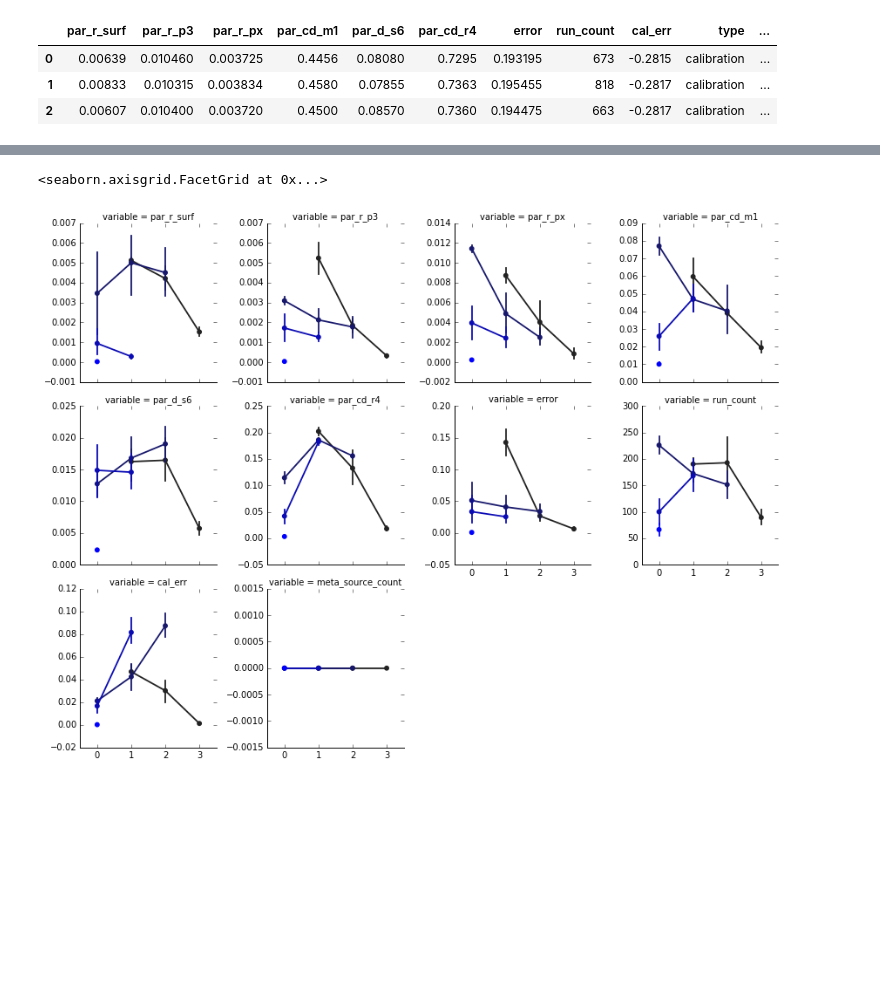
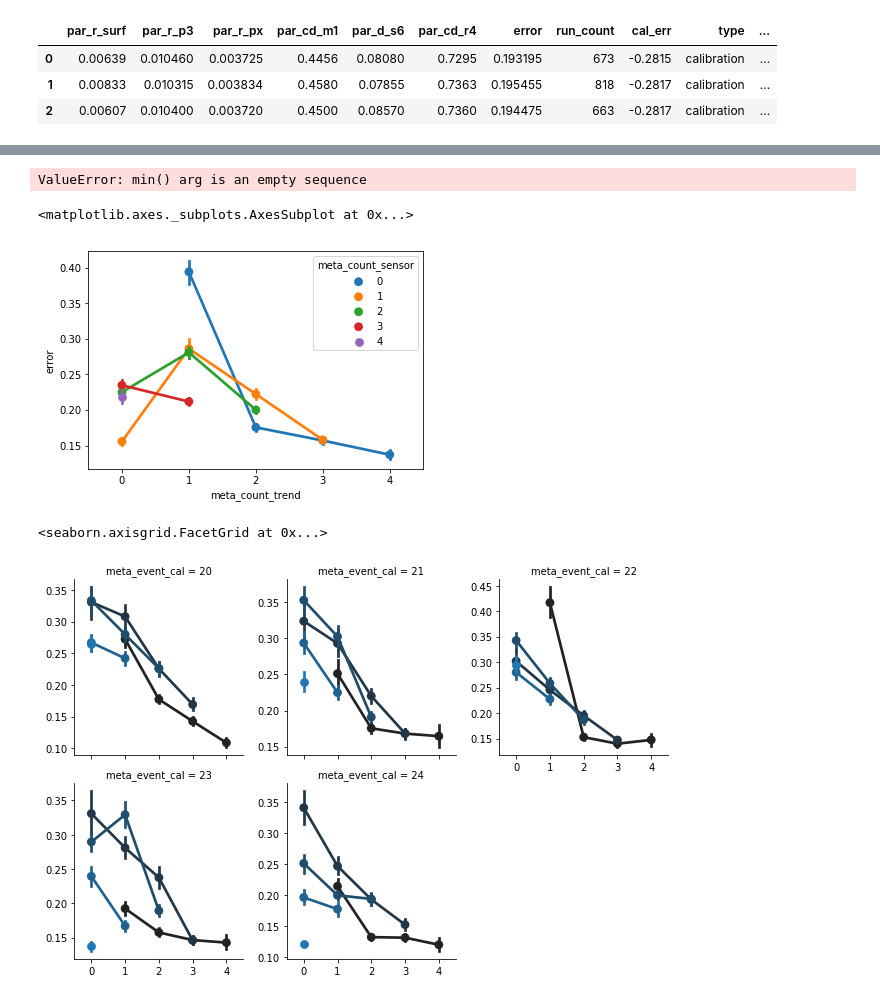
Before and after one commit to mmmatthew/cq-analysis, a Jupyter notebook: result analysis.ipynb, the cells around one changed output, grey strips where cells are left out. Cells and saved outputs as stored; diff of their text form; code cells hidden in the pictures; blank space fills up the shorter version.

```diff
--- a/result analysis.ipynb
+++ b/result analysis.ipynb
@@ -14,3 +20,6 @@ data = pd.read_csv(log_file)
+# %%
+# Add column indicating change calibration-validation difference
+data['error_delta'] = data.error - data.cal_err
 # %%
 data.head(3)
 # %% [output]
@@ -22,0 +30,3 @@ id_cols = ['type', 'meta_event_val', 'meta_event_cal', 'meta_count_sensor', 'met
+# %%
+# define metadata columns by which to group data
+id_cols = ['type', 'meta_event_val', 'meta_event_cal', 'meta_count_sensor', 'meta_count_trend', 'meta_observations', 'meta_source_count']
@@ -23,3 +45,2 @@ id_cols = ['type', 'meta_event_val', 'meta_event_cal', 'meta_count_sensor', 'met
 # %%
-grouped = data.groupby(id_cols)
-grouped.head(3)
+d20 = data.sort_values('cal_err',ascending = True).groupby(id_cols).head(20)
@@ -66,6 +113,16 @@ TypeError: unsupported operand type(s) for /: 'str' and 'str'
+# %%
+sns.pointplot(x='meta_count_trend', y='error', hue='meta_count_sensor', data=medians[ (medians.type == 'calibration') ])
+# %% [output]
+ValueError: min() arg is an empty sequence
+# %%
+sns.pointplot(x='meta_count_trend', y='error', hue='meta_count_sensor',
+              data=d20[(d20.type == 'validation') & (d20.meta_observations.str.contains('s5'))])
+# %% [output]
+<matplotlib.axes._subplots.AxesSubplot at 0x...>
+[figure, added]
 # %%
-f = sns.FacetGrid(grouped_std, col="variable",  col_wrap=4, sharey=False)
-f.map_dataframe(sns.pointplot, x='meta_count_trend', y='value', hue='meta_count_sensor')
+f = sns.FacetGrid(data=d20, col="meta_event_cal",  col_wrap=3, sharey=False)
+f.map_dataframe(sns.pointplot, x='meta_count_trend', y='error', hue='meta_count_sensor')
 # %% [output]
 <seaborn.axisgrid.FacetGrid at 0x...>
-[figure, old version]
+[figure, new version]
```
Also changed, not shown: parts of 26 cells of this notebook, 1 other file.
